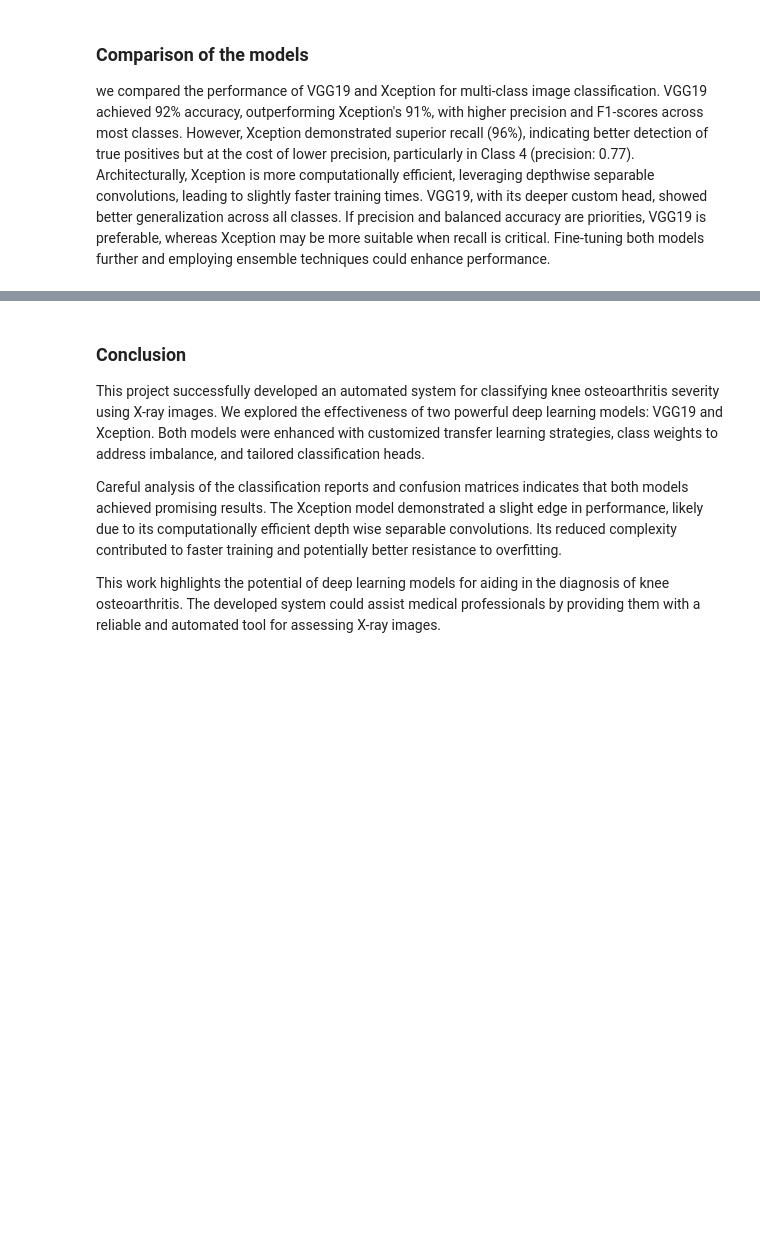
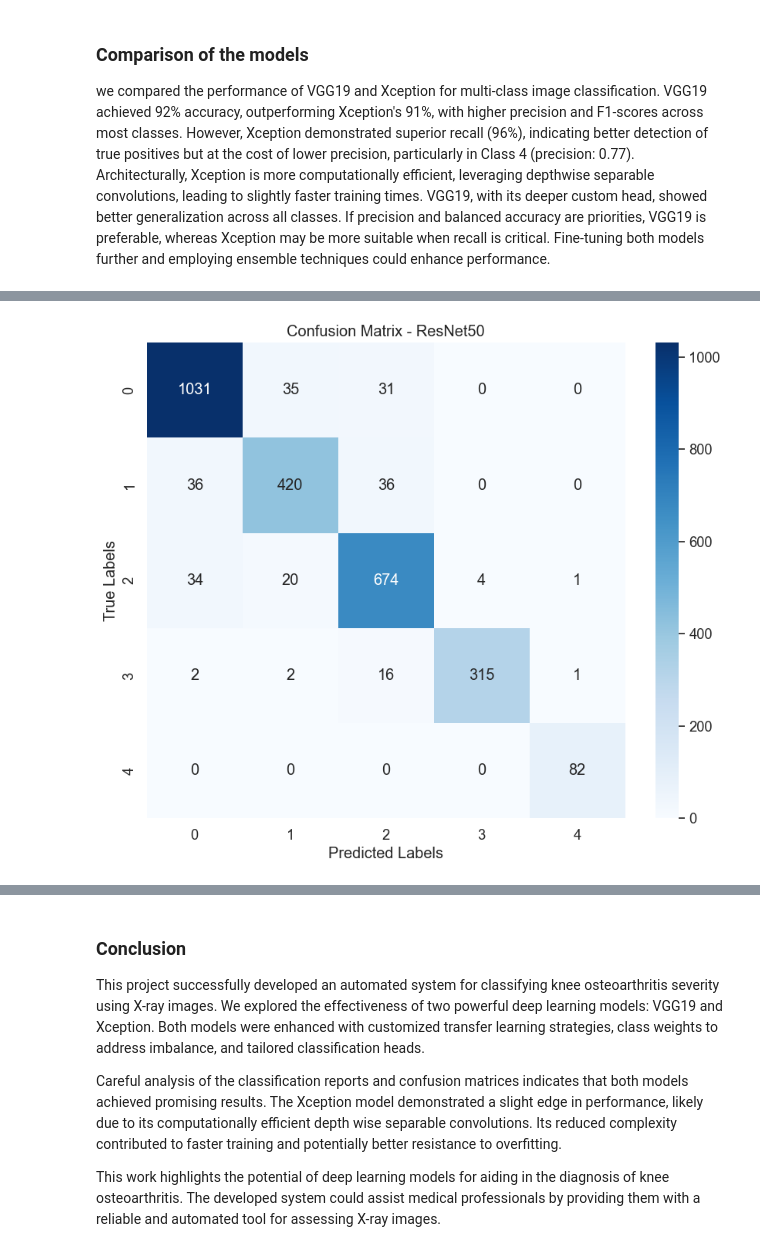
Before and after one commit to aliirtazas/knee-osteoarthritis-deep-learning, a Jupyter notebook: model.ipynb, the cells around one changed output, grey strips where cells are left out. Drawn from its saved outputs; the diff is of its cells as text; code cells hidden in the pictures; blank space fills up the shorter version.

```diff
--- a/model.ipynb
+++ b/model.ipynb
@@ -643,0 +770,20 @@ xception_model.save('xception_model.h5')
+# %%
+predictions = resnet_model.predict(test_generator)
+
+true_labels = x_test["label"].values
+predicted_labels = predictions.argmax(axis=1)
+
+conf_matrix = confusion_matrix(true_labels, predicted_labels)
+
+print("Confusion Matrix:")
+classes = unique_labels(true_labels, predicted_labels)
+
+# Create a heatmap
+plt.figure(figsize=(10, 8))
+sns.set(font_scale=1.2)
+sns.heatmap(conf_matrix, annot=True, cmap='Blues', fmt='g', xticklabels=classes, yticklabels=classes)
+plt.xlabel('Predicted Labels')
+plt.ylabel('True Labels')
+plt.title('Confusion Matrix - ResNet50')
+plt.show()
+# %% [output]
@@ -643,0 +792 @@ xception_model.save('xception_model.h5')
+[figure, added]
```
Also changed, not shown: parts of 12 cells of this notebook, 1 other file.
